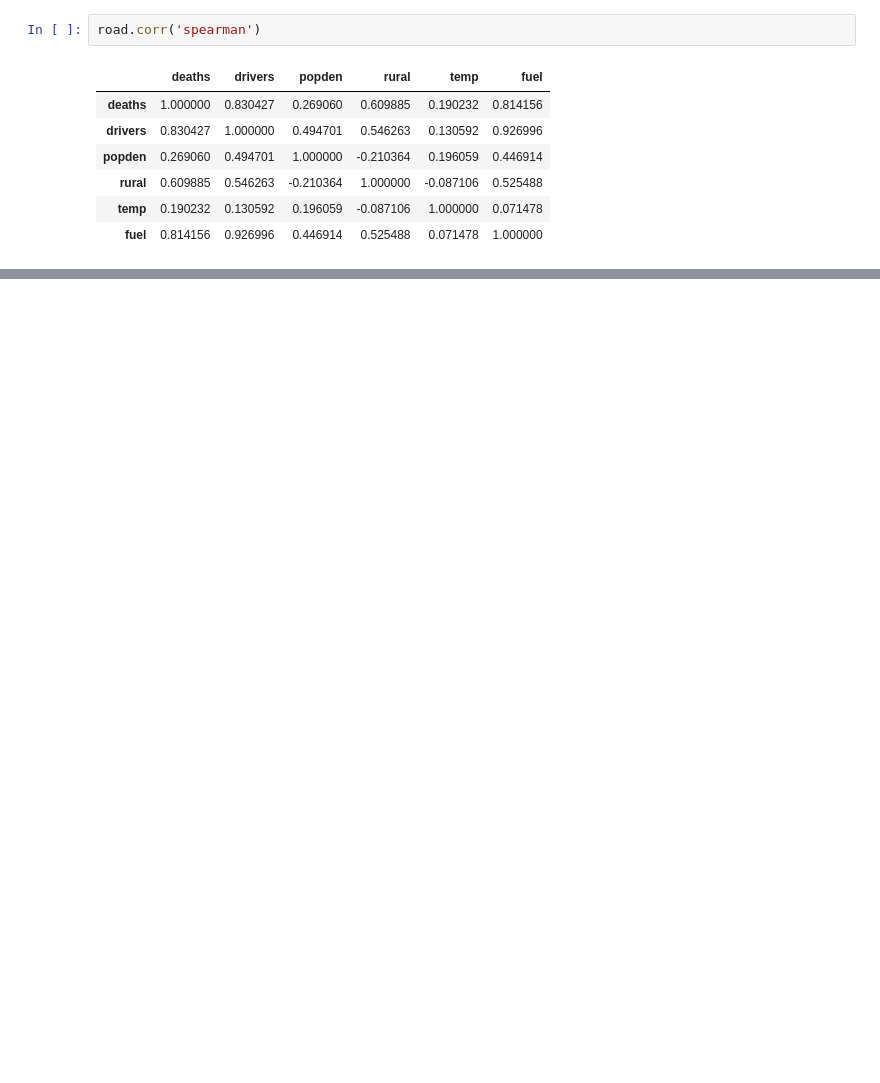
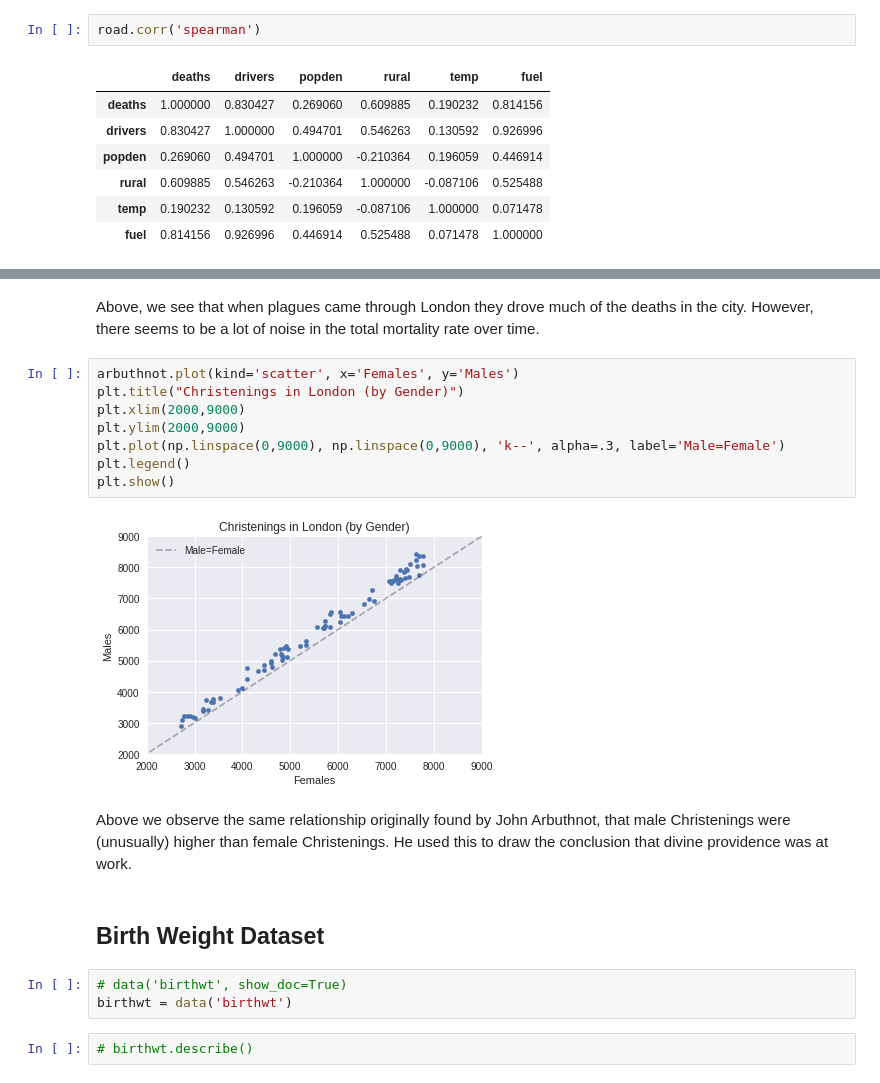
Before and after one commit to mattschaelling/acme_vol3, a Jupyter notebook: Pandas2/pandas2.ipynb, the cells around one changed output, grey strips where cells are left out. Saved outputs shown, nothing was run; the diff lists cells and outputs as text; blank space fills up the shorter version.

```diff
--- a/Pandas2/pandas2.ipynb
+++ b/Pandas2/pandas2.ipynb
@@ -78,0 +65,21 @@ road['deaths'].hist(grid=False)
+# %% [markdown]
+Above, we see that when plagues came through London they drove much of the deaths in the city. However, there seems to be a lot of noise in the total mortality rate over time.
+# %%
+arbuthnot.plot(kind='scatter', x='Females', y='Males')
+plt.title("Christenings in London (by Gender)")
+plt.xlim(2000,9000)
+plt.ylim(2000,9000)
+plt.plot(np.linspace(0,9000), np.linspace(0,9000), 'k--', alpha=.3, label='Male=Female')
+plt.legend()
+plt.show()
+# %% [output]
+[figure, added]
+# %% [markdown]
+Above we observe the same relationship originally found by John Arbuthnot, that male Christenings were (unusually) higher than female Christenings. He used this to draw the conclusion that divine providence was at work.
+# %% [markdown]
+## Birth Weight Dataset
+# %%
+# data('birthwt', show_doc=True)
+birthwt = data('birthwt')
+# %%
+# birthwt.describe()
```
Also changed, not shown: parts of 30 cells of this notebook.
